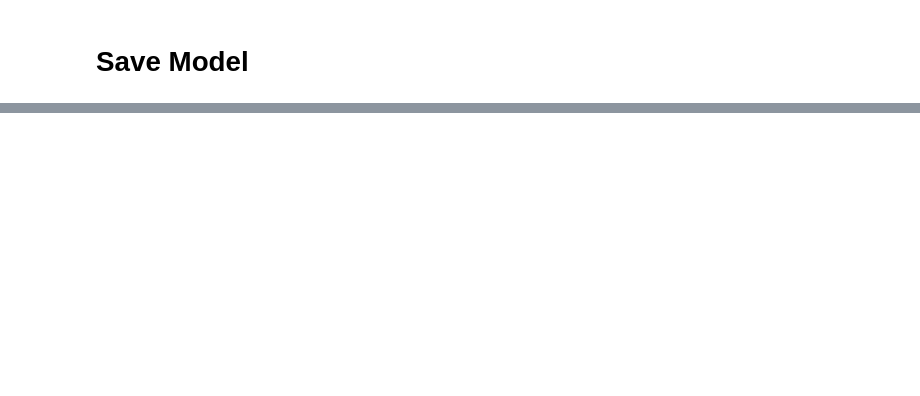
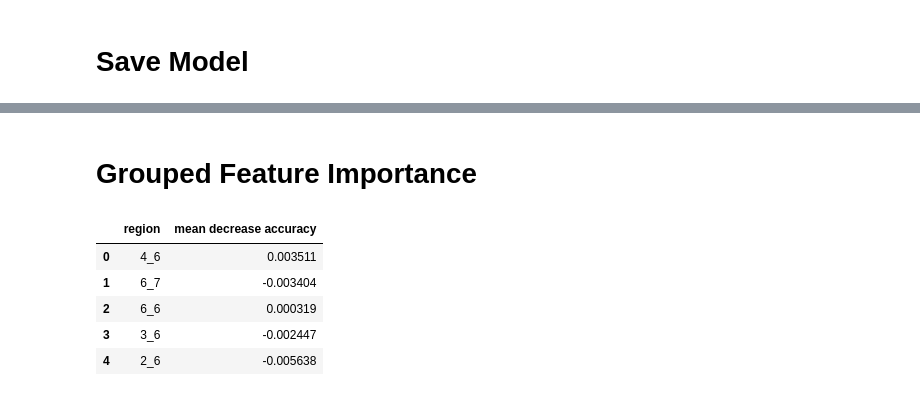
Before and after one commit to JanaGauss/Connectome, a Jupyter notebook: notebooks/elastic_net_pretrained_classification.ipynb, the cells around one changed output, grey strips where cells are left out. Cells and saved outputs as stored; diff of their text form; code cells hidden in the pictures; blank space fills up the shorter version.

```diff
--- a/notebooks/elastic_net_pretrained_classification.ipynb
+++ b/notebooks/elastic_net_pretrained_classification.ipynb
@@ -138,0 +162,2 @@ model = pickle.load(open("/content/drive/MyDrive/Colab Notebooks/Innolab/pretrai
+# %% [markdown]
+# Grouped Feature Importance
@@ -138,0 +173,9 @@ model = pickle.load(open("/content/drive/MyDrive/Colab Notebooks/Innolab/pretrai
+# %%
+df_importance.head()
+# %% [output]
+|  | region | mean decrease accuracy |
+| 0 | 4_6 | 0.003511 |
+| 1 | 6_7 | -0.003404 |
+| 2 | 6_6 | 0.000319 |
+| 3 | 3_6 | -0.002447 |
+| 4 | 2_6 | -0.005638 |
```
Also changed, not shown: parts of 26 cells of this notebook, 10 other files.
